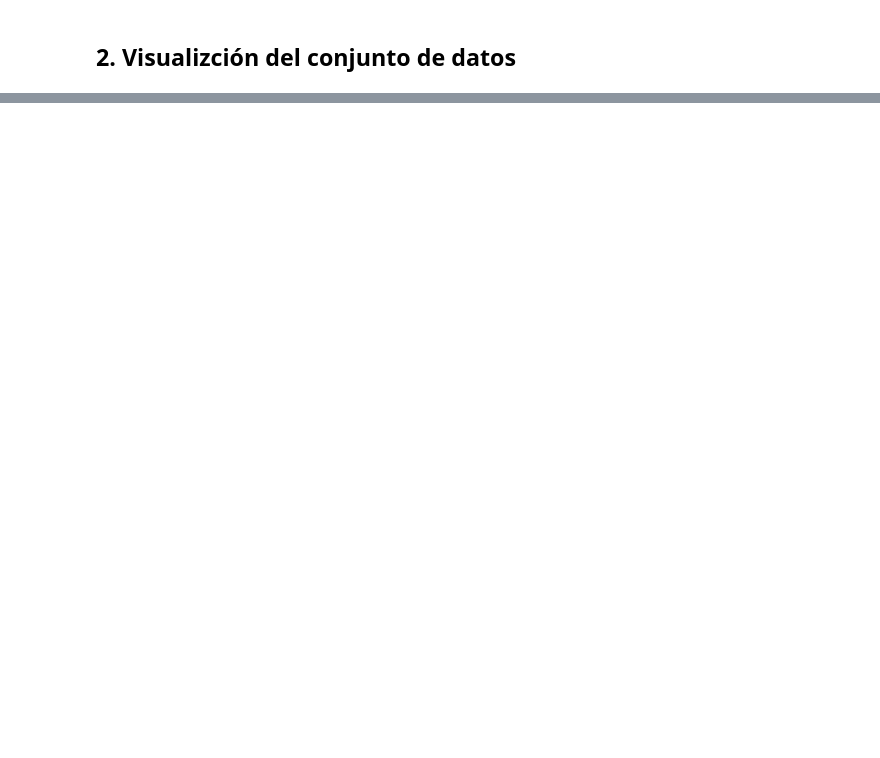
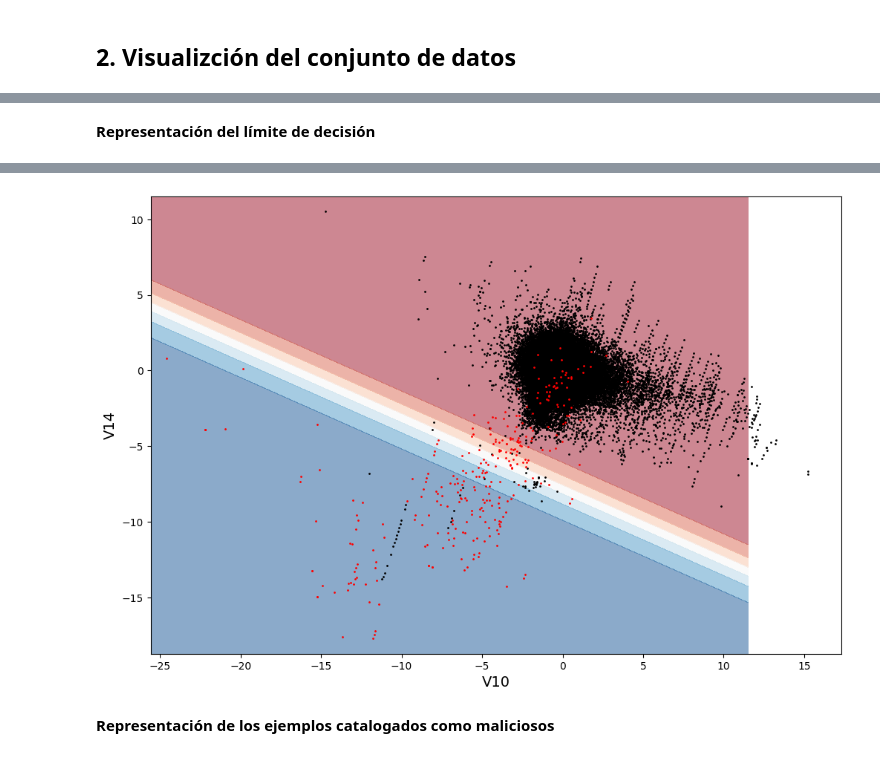
Before and after one commit to LuisPerdomo123/Inteligencia-Computacional, a Jupyter notebook: Funciones_de_activacion_Caso_Prectico_III.ipynb, the cells around one changed output, grey strips where cells are left out. Drawn from its saved outputs; the diff is of its cells as text; code cells hidden in the pictures; blank space fills up the shorter version.

```diff
--- a/Funciones_de_activacion_Caso_Prectico_III.ipynb
+++ b/Funciones_de_activacion_Caso_Prectico_III.ipynb
@@ -49,0 +110,17 @@ def remove_labels(df, label_name):
+# %%
+# Definición de la arquitectura de la red neuronal
+from tensorflow.keras import models
+from tensorflow.keras import layers
+
+activation = None
+
+model = models.Sequential()
+model.add(layers.Dense(128, activation=activation, input_shape = (X_train_reduced.shape[1],)))
+model.add(layers.Dense(64, activation=activation))
+model.add(layers.Dense(32, activation=activation))
+model.add(layers.Dense(16, activation=activation))
+model.add(layers.Dense(1, activation='sigmoid'))
+# %%
+model.compile(optimizer='sgd',
+              loss='binary_crossentropy',
+              metrics=['accuracy', 'Precision'])
@@ -49,0 +150,6 @@ def remove_labels(df, label_name):
+# %%
+# Entrenamos el modelo
+history = model.fit(X_train_reduced,
+                    y_train,
+                    epochs=30,
+                    validation_data=(X_val_reduced, y_val))
@@ -49,0 +174,25 @@ def remove_labels(df, label_name):
+# %% [markdown]
+**Representación del límite de decisión**
+# %%
+def plot_ann_decision_boundary(X, y, model, steps=1000):
+  xmin, xmax = X[:,0].min() - 1, X[:,1].max() + 1
+  ymin, ymax = X[:,1].min() - 1, X[:,1].max() + 1
+  steps = 1000
+
+  x_span = np.linspace(xmin, xmax, steps)
+  y_span = np.linspace(ymin, ymax, steps)
+  xx, yy = np.meshgrid(x_span, y_span)
+
+  labels = model.predict(np.c_[xx.ravel(), yy.ravel()])
+  Z = labels.reshape(xx.shape)
+
+  plt.contourf(xx, yy, Z, cmap="RdBu", alpha=0.5)
+  plt.plot(X[:, 0][y==0], X[:, 1][y==0], 'k.', markersize=2)
+  plt.plot(X[:, 0][y==1], X[:, 1][y==1], 'r.', markersize=2)
+  plt.xlabel("V10", fontsize=14)
+  plt.ylabel("V14", fontsize=14)
+# %%
+plt.figure(figsize=(12, 8))
+plot_ann_decision_boundary(X_train_reduced.values, y_train, model)
+plt.show()
+# %% [output]
@@ -49,0 +200,3 @@ def remove_labels(df, label_name):
+[figure, added]
+# %% [markdown]
+**Representación de los ejemplos catalogados como maliciosos**
```
Also changed, not shown: parts of 16 cells of this notebook.
